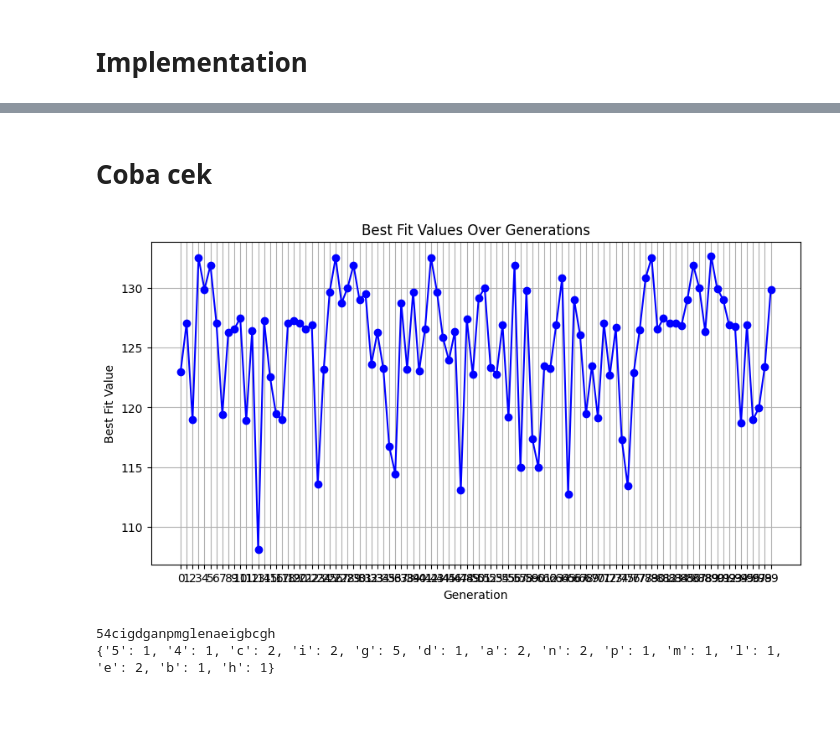
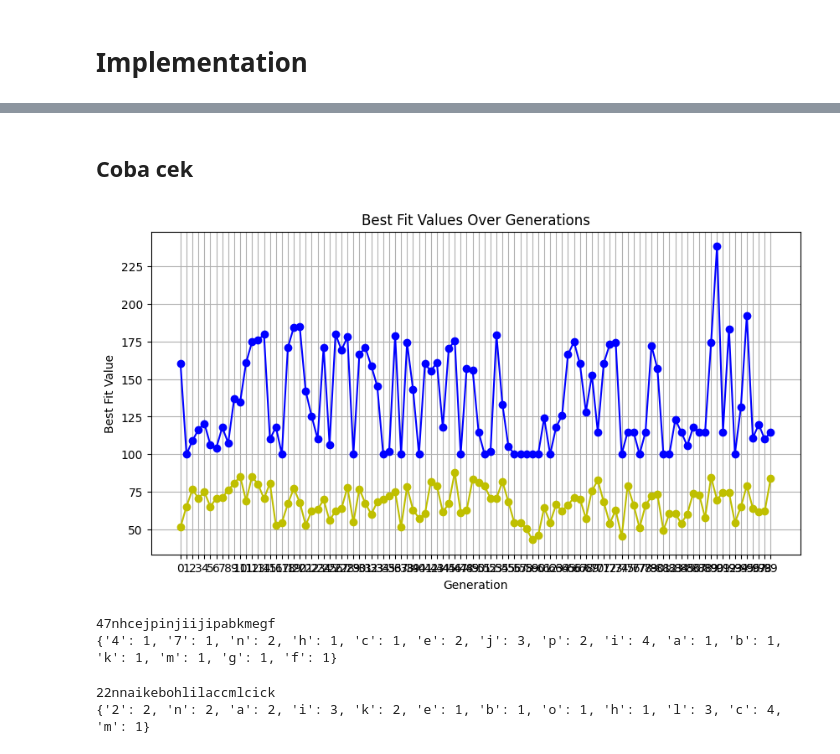
Before and after one commit to Phaqh/MetodeOptimasi, a Jupyter notebook: nitip/ALGOGEN_Peace_and_Conquer.ipynb, the cells around one changed output, grey strips where cells are left out. Drawn from its saved outputs; the diff is of its cells as text; code cells hidden in the pictures; blank space fills up the shorter version.

```diff
--- a/nitip/ALGOGEN_Peace_and_Conquer.ipynb
+++ b/nitip/ALGOGEN_Peace_and_Conquer.ipynb
@@ -514,3 +529,5 @@ A = Conqueror()
 B = Conqueror()
 conquerors = [A,B]
 land = Land()
+# %%
+A,B = A.actions(B)
@@ -581,3 +582,32 @@ def harsh_turn_order(A, B, turns = 10):
+# %%
+def population_game(conquerors, turns=10, mutation_rate=0, damage=0):
+    # Loop through the turns
+    for _ in range(turns):
+        # For every pair of conquerors in the population
+        for i in range(len(conquerors)):
+            for j in range(i+1, len(conquerors)):  # Ensure each pair is only processed once
+                A = conquerors[i]
+                B = conquerors[j]
+
+                # Deduct damage before actions
+                A.resource -= damage
+                B.resource -= damage
+
+                # Handle the three stages: initiation, reaction, and follow-up reaction
+                for stage in range(3):  # 0: initiation, 1: reaction, 2: follow-reaction
+                    # Randomize turn order fairly for the pair
+                    if random.choice([True, False]):
+                        A, B = A.actions(opp=B, stage=stage, mutation_rate=mutation_rate)
+                        B, A = B.actions(opp=A, stage=stage, mutation_rate=mutation_rate)
+                    else:
+                        B, A = B.actions(opp=A, stage=stage, mutation_rate=mutation_rate)
+                        A, B = A.actions(opp=B, stage=stage, mutation_rate=mutation_rate)
+
+                # Deduct additional damage after all stages if necessary
+                A.resource -= damage
+                B.resource -= damage
+
+    return conquerors
 # %% [markdown]
 # Genetic Algorithm
 # %% [markdown]
@@ -784,7 +856,7 @@ def genetic_algorithm(generations=100, population_size=10, turns=3, land=Land(),
 # %% [markdown]
 # Implementation
 # %%
-def plot_best_fit(generation_best_fits):
+def plot_best_fit(generation_best_fits, average_fits):
     """
     Plots the best fit values for each generation.
 
@@ -798,7 +870,8 @@ def plot_best_fit(generation_best_fits):
     None
     """
     plt.figure(figsize=(10, 5))
-    plt.plot(generation_best_fits, marker='o', linestyle='-', color='b')
+    plt.plot(generation_best_fits, marker='o', linestyle='-', color='b', label="best fit")
+    plt.plot(average_fits, marker='o', linestyle='-', color='y',label="average fit" )
 
     plt.title('Best Fit Values Over Generations')
     plt.xlabel('Generation')
@@ -807,5 +880,6 @@ def plot_best_fit(generation_best_fits):
     plt.grid()
     plt.show()
 # %%
-top_eachgen, top_fitness = genetic_algorithm(generations=100, turns=2, population_size=50, mutation_rate=0.1)
+# top_eachgen, top_fitness, avg_fits = genetic_algorithm(generations=100, turns=24, population_size=10, mutation_rate=0.1)
+top_eachgen, top_fitness, avg_fits = algogen(generations=100, turns=24, population_size=10, mutation_rate=0.1)
 # %% [output]
@@ -829,9 +887,9 @@ Generation 99: Best fitness = 129.873   || 51cmdkoipcombbeiblmmgkm
 # %% [markdown]
-# Coba cek
+## Coba cek
 # %%
-plot_best_fit(top_fitness)
+plot_best_fit(top_fitness, avg_fits)
 # %% [output]
-[figure, old version]
+[figure, new version]
 # %%
 def chromosome_with_differences(chromosome1, chromosome2):
     """
@@ -901,9 +961,16 @@ def count_allele_expressions(chromosome):
+# %%
+print(top_eachgen[0].get_chromosome())
+allele_counts = count_allele_expressions(top_eachgen[0].get_chromosome())
+print(allele_counts)  # Output: {'a': 2, 'b': 2, 'c': 2, 'd': 1, 'e': 1}
+# %% [output]
+47nhcejpinjiijipabkmegf
+{'4': 1, '7': 1, 'n': 2, 'h': 1, 'c': 1, 'e': 2, 'j': 3, 'p': 2, 'i': 4, 'a': 1, 'b': 1, 'k': 1, 'm': 1, 'g': 1, 'f': 1}
 # %%
 # Example usage:
-print(top_eachgen[13].get_chromosome())
-allele_counts = count_allele_expressions(top_eachgen[13].get_chromosome())
+print(sorted_gen[0].get_chromosome())
+allele_counts = count_allele_expressions(sorted_gen[0].get_chromosome())
 print(allele_counts)  # Output: {'a': 2, 'b': 2, 'c': 2, 'd': 1, 'e': 1}
 # %% [output]
-54cigdganpmglenaeigbcgh
-{'5': 1, '4': 1, 'c': 2, 'i': 2, 'g': 5, 'd': 1, 'a': 2, 'n': 2, 'p': 1, 'm': 1, 'l': 1, 'e': 2, 'b': 1, 'h': 1}
+22nnaikebohlilaccmlcick
+{'2': 2, 'n': 2, 'a': 2, 'i': 3, 'k': 2, 'e': 1, 'b': 1, 'o': 1, 'h': 1, 'l': 3, 'c': 4, 'm': 1}
 # %%
```
Also changed, not shown: parts of 17 cells of this notebook.
